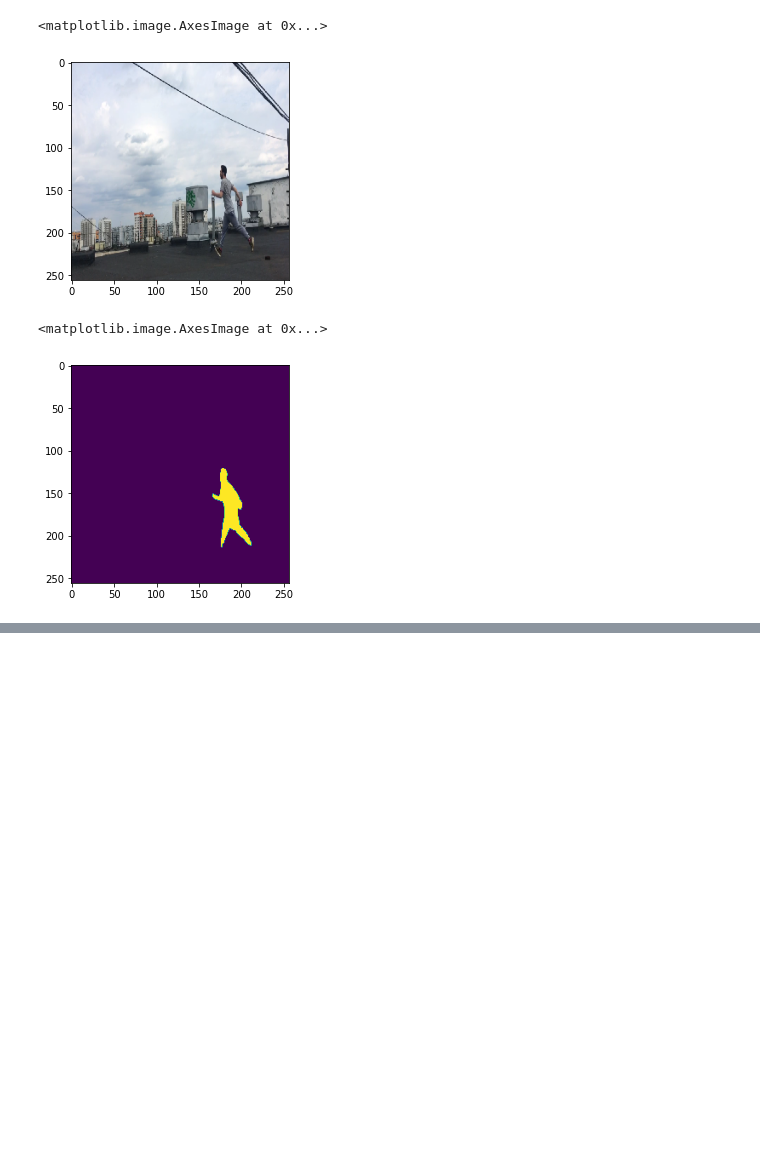
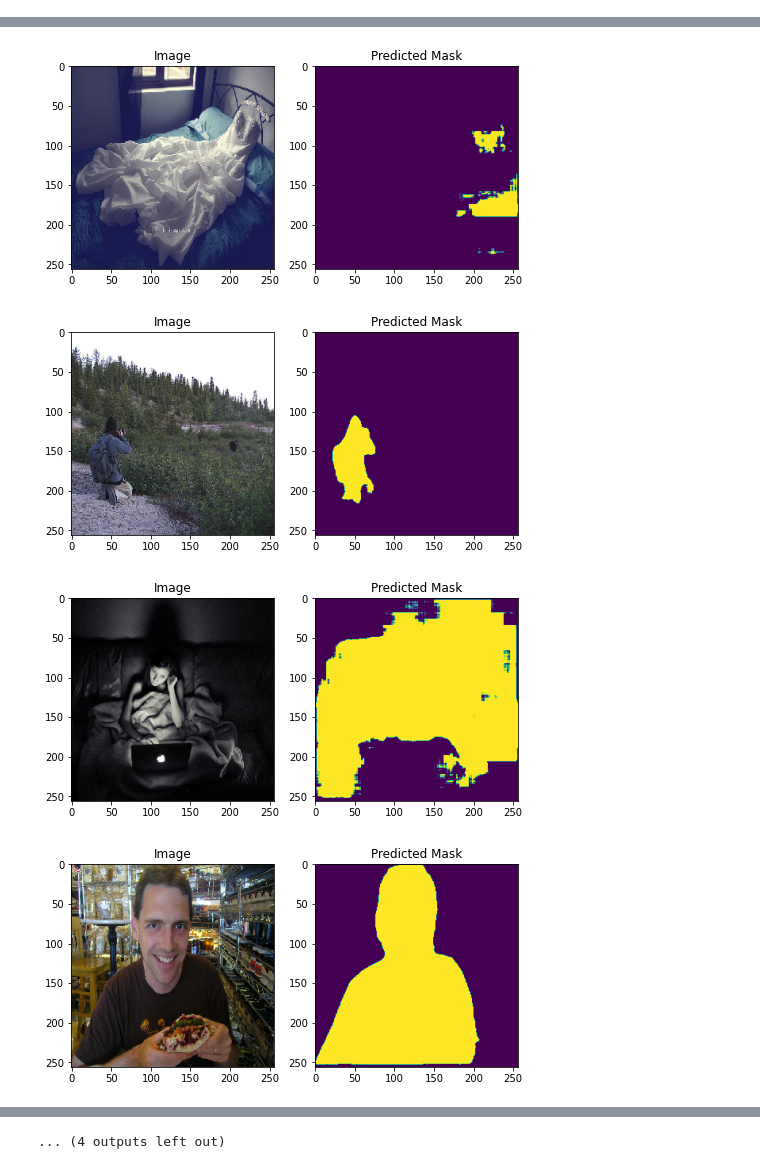
Before and after one commit to Begelit/UnetVGG16_Person_Segmentation, a Jupyter notebook: Jupyter Notebooks/predict-coco-unet-epoch21.ipynb, the cells around one changed output, grey strips where cells are left out. Drawn from its saved outputs; the diff is of its cells as text; code cells hidden in the pictures; blank space fills up the shorter version.

Commit message:
update Notebook with predict Train data set

```diff
--- a/Jupyter Notebooks/predict-coco-unet-epoch21.ipynb
+++ b/Jupyter Notebooks/predict-coco-unet-epoch21.ipynb
@@ -63,6 +38,4 @@ model = tf.keras.models.load_model('../input/model-coco-unet-segm-epoch-21/model
 # %%
-#path_images = '../input/coco-2017-dataset/coco2017/test2017'
-#for x in dataGenerator_test(16,path_images):
-#    break
+path_images = '../input/coco-2017-dataset/coco2017/test2017'
+for x in dataGenerator_test(15,path_images):
+    break
-# %%
-x = single_image('../input/me-pred/me.png')
@@ -71,2 +41,0 @@ img_index = 0
-# %%
-pred = model.predict(x[img_index].reshape((1, 256, 256,3)))
@@ -79,10 +42,13 @@ import matplotlib.pyplot as plt
-# %%
-plt.imshow(array_to_img(x[img_index]))
-# %% [output]
-<matplotlib.image.AxesImage at 0x...>
-[figure, removed]
-# %%
-plt.imshow(array_to_img(pred.reshape((256, 256, 1))))
-# %% [output]
-<matplotlib.image.AxesImage at 0x...>
-[figure, removed]
+# %%
+import matplotlib.pyplot as plt
+%matplotlib inline
+for index in range(15):
+    plt.figure(figsize=(8,16))
+    pred = model.predict(x[index].reshape((1, 256, 256,3)))
+    plt.subplot(1,2,1)
+    plt.title('Image')
+    plt.imshow(array_to_img(x[index]))
+    plt.subplot(1,2,2)
+    plt.title('Predicted Mask')
+    plt.imshow(array_to_img(pred.reshape((256, 256, 1))))
+# %% [output]
@@ -88,0 +56,4 @@ plt.imshow(array_to_img(pred.reshape((256, 256, 1))))
+[figure, added]
+[figure, added]
+[figure, added]
+[figure, added]
@@ -88,0 +67 @@ plt.imshow(array_to_img(pred.reshape((256, 256, 1))))
+... (4 outputs left out)
```
Also changed, not shown: parts of 7 cells of this notebook, 1 other file.
